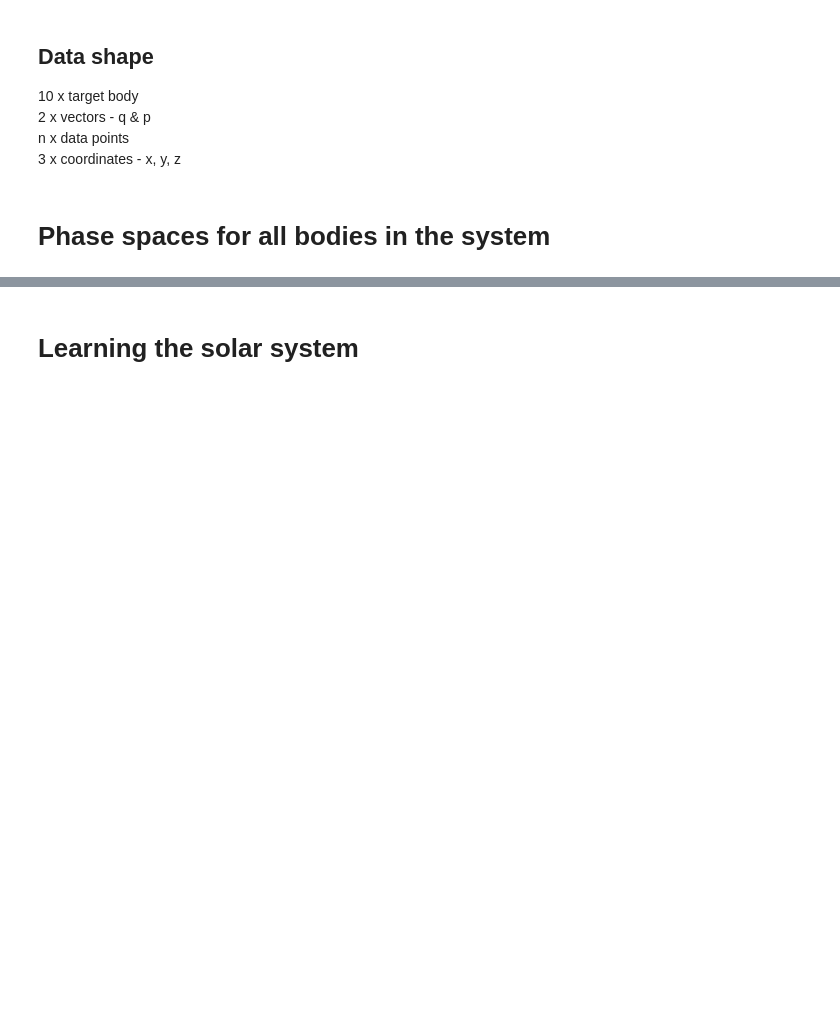
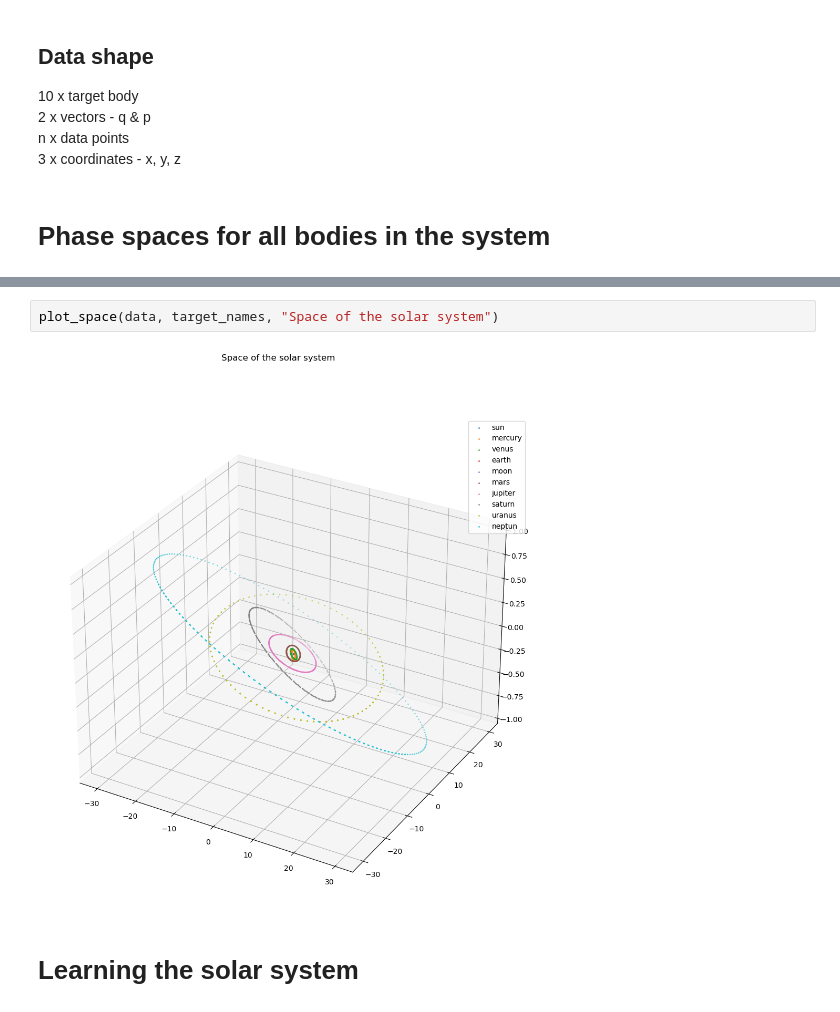
Before and after one commit to bGuenes/Scientific_ML_seminar, a Jupyter notebook: solar_hnn.ipynb, the cells around one changed output, grey strips where cells are left out. Drawn from its saved outputs; the diff is of its cells as text; blank space fills up the shorter version.

```diff
--- a/solar_hnn.ipynb
+++ b/solar_hnn.ipynb
@@ -92,3 +67,7 @@ plt.show()
+# %%
+plot_space(data, target_names, "Space of the solar system")
+# %% [output]
+[figure, added]
 # %% [markdown]
 # Learning the solar system
 # %% [markdown]
```
Also changed, not shown: parts of 15 cells of this notebook, 1 other file.
